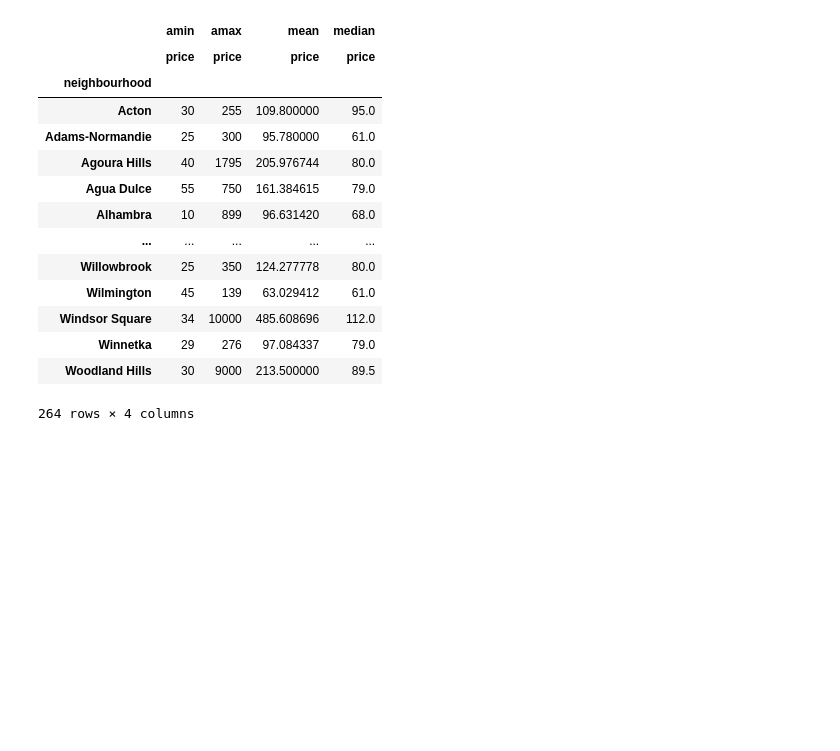
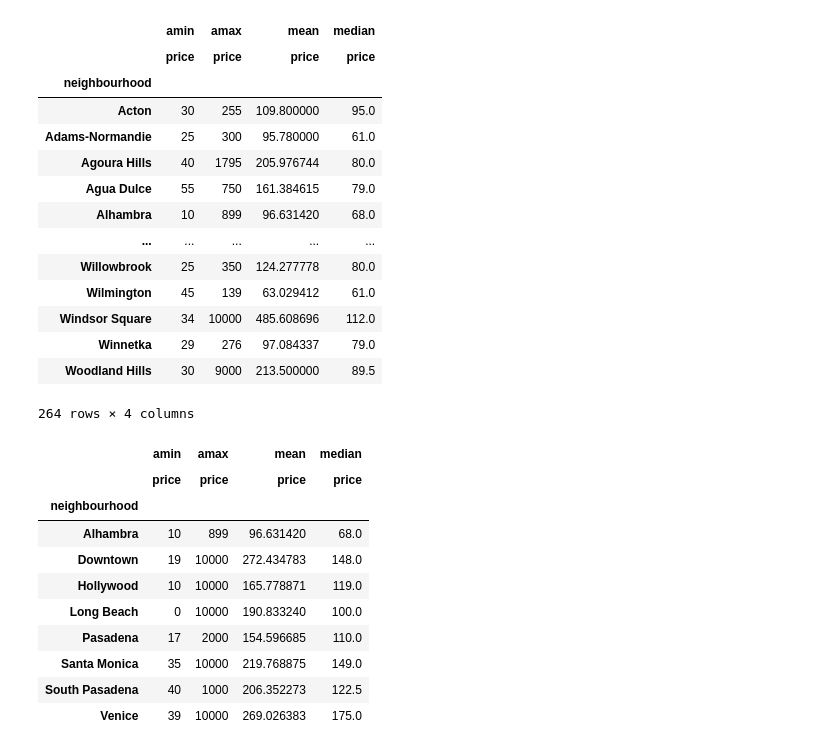
Before and after one commit to ObliviousCloud/february2020_airbnb_prices, a Jupyter notebook: LA Airbnb Listings 02_13_2020.ipynb, the cells around one changed output. Drawn from its saved outputs; the diff is of its cells as text; code cells hidden in the pictures; blank space fills up the shorter version.

```diff
--- a/LA Airbnb Listings 02_13_2020.ipynb
+++ b/LA Airbnb Listings 02_13_2020.ipynb
@@ -141,0 +218,16 @@ avg_nbh_stats
+# %%
+new_nbh_stats = df_nbh.pivot_table(values='price', index='neighbourhood',
+                               aggfunc=[np.min, np.max, np.mean, np.median])
+new_nbh_stats
+# %% [output]
+|  | amin | amax | mean | median |
+|  | price | price | price | price |
+| neighbourhood |  |  |  |  |
+| Alhambra | 10 | 899 | 96.631420 | 68.0 |
+| Downtown | 19 | 10000 | 272.434783 | 148.0 |
+| Hollywood | 10 | 10000 | 165.778871 | 119.0 |
+| Long Beach | 0 | 10000 | 190.833240 | 100.0 |
+| Pasadena | 17 | 2000 | 154.596685 | 110.0 |
+| Santa Monica | 35 | 10000 | 219.768875 | 149.0 |
+| South Pasadena | 40 | 1000 | 206.352273 | 122.5 |
+| Venice | 39 | 10000 | 269.026383 | 175.0 |
```
Also changed, not shown: parts of 13 cells of this notebook.
